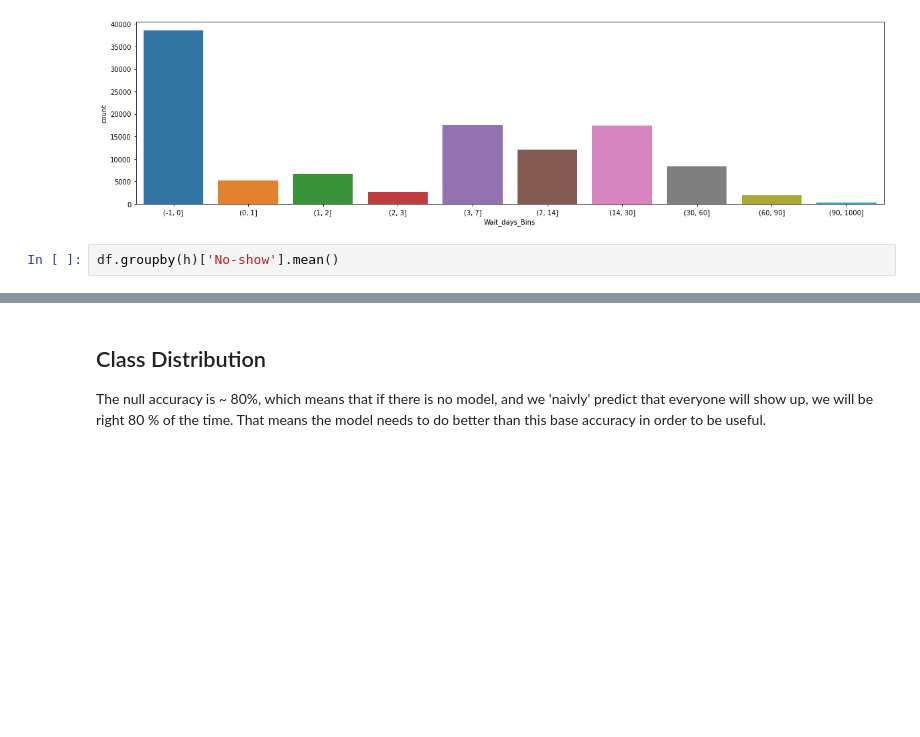
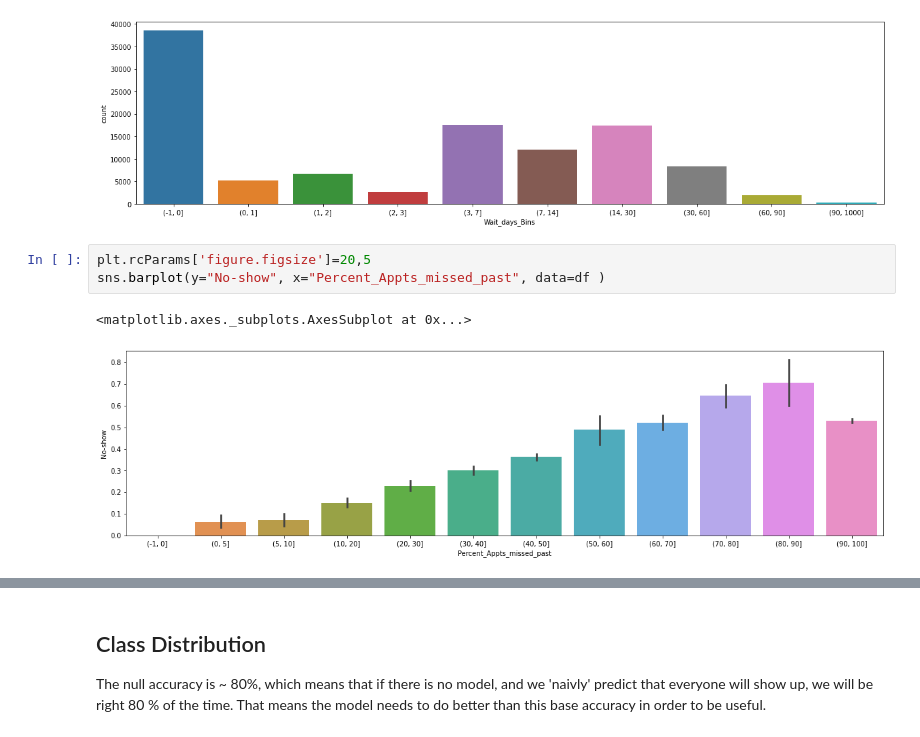
Before and after one commit to druvz/NoShow, a Jupyter notebook: predicting_no_shows_at_medical_appointments_v3.ipynb, the cells around one changed output, grey strips where cells are left out. Saved outputs shown, nothing was run; the diff lists cells and outputs as text; blank space fills up the shorter version.

```diff
--- a/predicting_no_shows_at_medical_appointments_v3.ipynb
+++ b/predicting_no_shows_at_medical_appointments_v3.ipynb
@@ -1385,5 +1384,9 @@ sns.countplot(df['Wait_days_Bins'])
 # %% [output]
 <matplotlib.axes._subplots.AxesSubplot at 0x...>
 [figure]
-# %%
-df.groupby(h)['No-show'].mean()
+# %%
+plt.rcParams['figure.figsize']=20,5
+sns.barplot(y="No-show", x="Percent_Appts_missed_past", data=df )
+# %% [output]
+<matplotlib.axes._subplots.AxesSubplot at 0x...>
+[figure, added]
```
Also changed, not shown: parts of 4 cells of this notebook.
